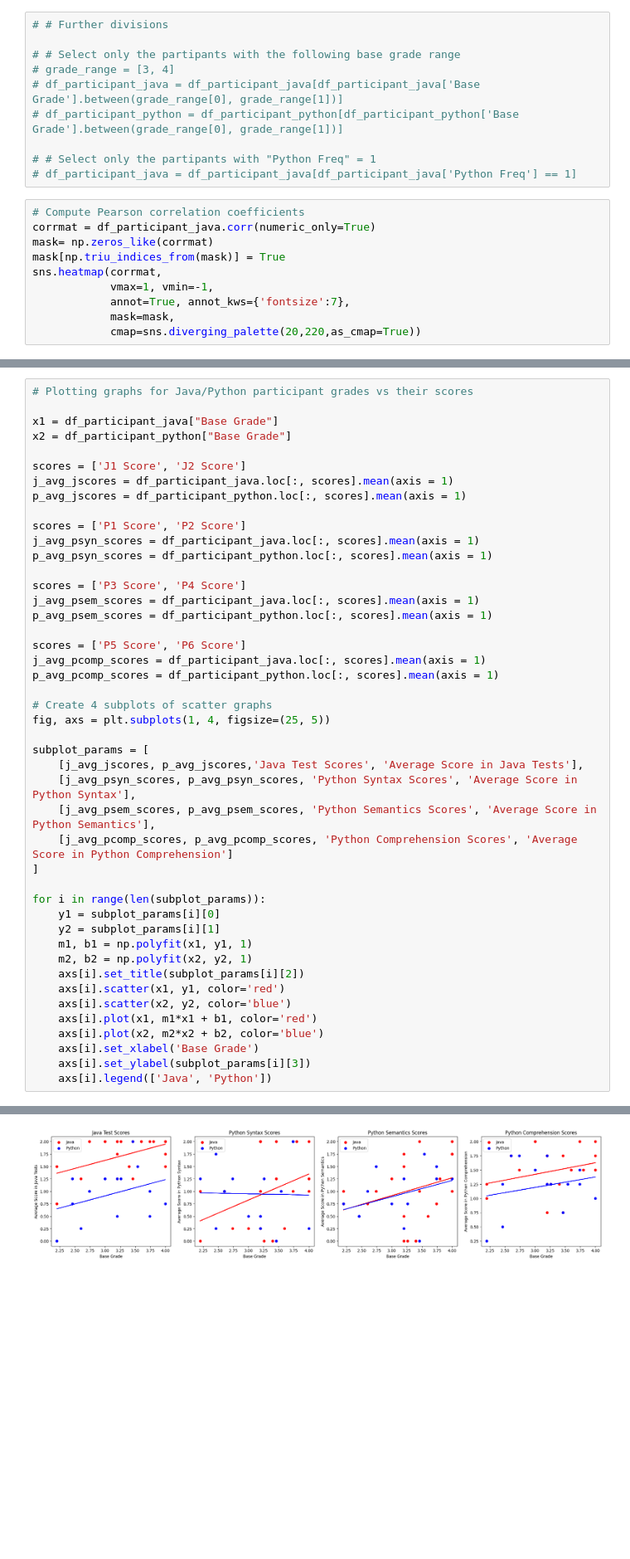
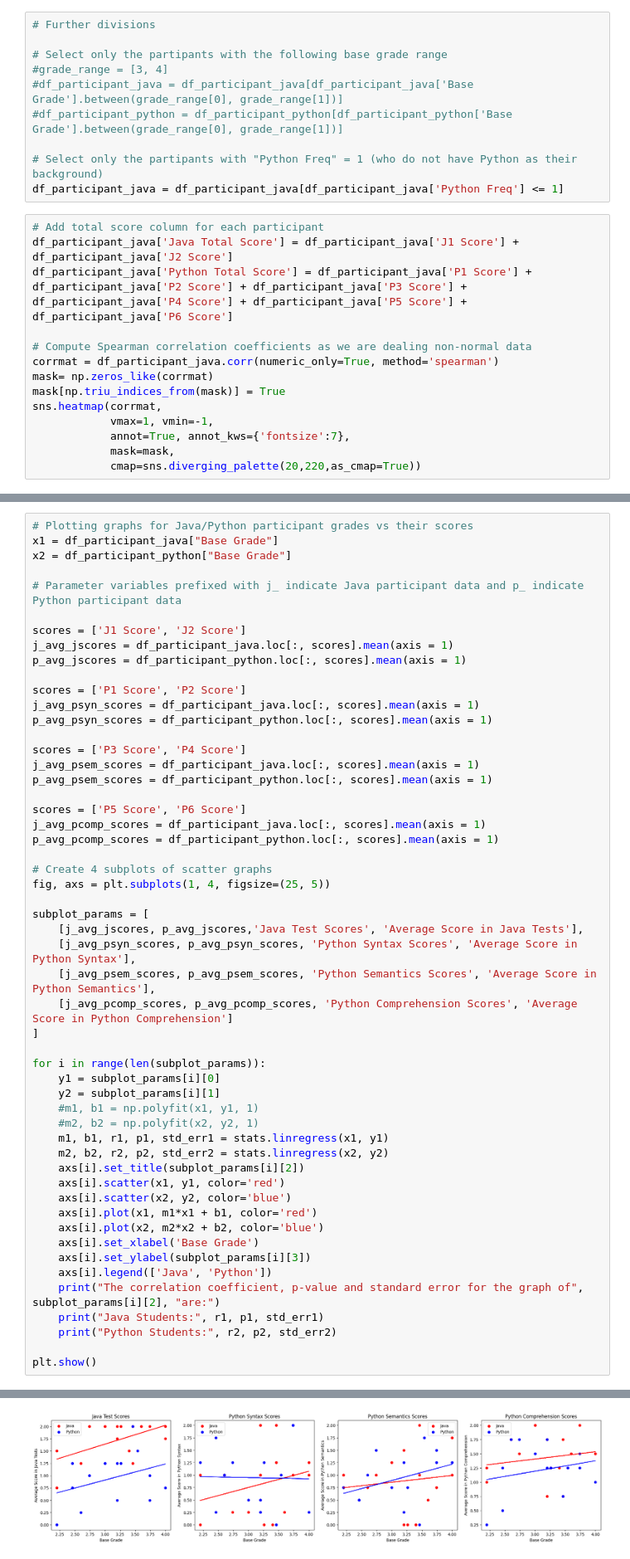
Before and after one commit to asadeq/crosslingual-effort, a Jupyter notebook: data_analyzer.ipynb, the cells around one changed output, grey strips where cells are left out. Shown at 83% size. Cells and saved outputs as stored; diff of their text form; blank space fills up the shorter version.

```diff
--- a/data_analyzer.ipynb
+++ b/data_analyzer.ipynb
@@ -22,18 +22,22 @@ df_participant_java = df_participant[df_participant['Base Language'] == 'Java']
 
 df_participant_python = df_participant[df_participant['Base Language'] == 'Python']
 # %%
-# # Further divisions
+# Further divisions
 
-# # Select only the partipants with the following base grade range
-# grade_range = [3, 4]
-# df_participant_java = df_participant_java[df_participant_java['Base Grade'].between(grade_range[0], grade_range[1])]
-# df_participant_python = df_participant_python[df_participant_python['Base Grade'].between(grade_range[0], grade_range[1])]
+# Select only the partipants with the following base grade range
+#grade_range = [3, 4]
+#df_participant_java = df_participant_java[df_participant_java['Base Grade'].between(grade_range[0], grade_range[1])]
+#df_participant_python = df_participant_python[df_participant_python['Base Grade'].between(grade_range[0], grade_range[1])]
 
-# # Select only the partipants with "Python Freq" = 1
-# df_participant_java = df_participant_java[df_participant_java['Python Freq'] == 1]
+# Select only the partipants with "Python Freq" = 1 (who do not have Python as their background)
+df_participant_java = df_participant_java[df_participant_java['Python Freq'] <= 1]
 # %%
-# Compute Pearson correlation coefficients
-corrmat = df_participant_java.corr(numeric_only=True)
+# Add total score column for each participant
+df_participant_java['Java Total Score'] = df_participant_java['J1 Score'] + df_participant_java['J2 Score']
+df_participant_java['Python Total Score'] = df_participant_java['P1 Score'] + df_participant_java['P2 Score'] + df_participant_java['P3 Score'] + df_participant_java['P4 Score'] + df_participant_java['P5 Score'] + df_participant_java['P6 Score']
+
+# Compute Spearman correlation coefficients as we are dealing non-normal data
+corrmat = df_participant_java.corr(numeric_only=True, method='spearman')
 mask= np.zeros_like(corrmat)
 mask[np.triu_indices_from(mask)] = True
 sns.heatmap(corrmat,
@@ -76,9 +83,10 @@ df_eyetrack_java = df_eyetrack.loc[df_participant_java['Participant']]
 df_eyetrack_python = df_eyetrack.loc[df_participant_python['Participant']]
 # %%
 # Plotting graphs for Java/Python participant grades vs their scores
-
 x1 = df_participant_java["Base Grade"]
 x2 = df_participant_python["Base Grade"]
+
+# Parameter variables prefixed with j_ indicate Java participant data and p_ indicate Python participant data
 
 scores = ['J1 Score', 'J2 Score']
 j_avg_jscores = df_participant_java.loc[:, scores].mean(axis = 1)
@@ -109,8 +117,10 @@ subplot_params = [
 for i in range(len(subplot_params)):
     y1 = subplot_params[i][0]
     y2 = subplot_params[i][1]
-    m1, b1 = np.polyfit(x1, y1, 1)
-    m2, b2 = np.polyfit(x2, y2, 1)
+    #m1, b1 = np.polyfit(x1, y1, 1)
+    #m2, b2 = np.polyfit(x2, y2, 1)
+    m1, b1, r1, p1, std_err1 = stats.linregress(x1, y1)
+    m2, b2, r2, p2, std_err2 = stats.linregress(x2, y2)
     axs[i].set_title(subplot_params[i][2])
     axs[i].scatter(x1, y1, color='red')
     axs[i].scatter(x2, y2, color='blue')
@@ -119,4 +129,9 @@ for i in range(len(subplot_params)):
     axs[i].set_xlabel('Base Grade')
     axs[i].set_ylabel(subplot_params[i][3])
     axs[i].legend(['Java', 'Python'])
+    print("The correlation coefficient, p-value and standard error for the graph of", subplot_params[i][2], "are:")
+    print("Java Students:", r1, p1, std_err1)
+    print("Python Students:", r2, p2, std_err2)
+
+plt.show()
 # %% [output]
@@ -123,4 +150,4 @@ for i in range(len(subplot_params)):
-[figure, old version]
+[figure, new version]
 # %%
 # Compute Two sample t-tests for all the scores
 for i in range(4):
```
Also changed, not shown: parts of 9 cells of this notebook.
